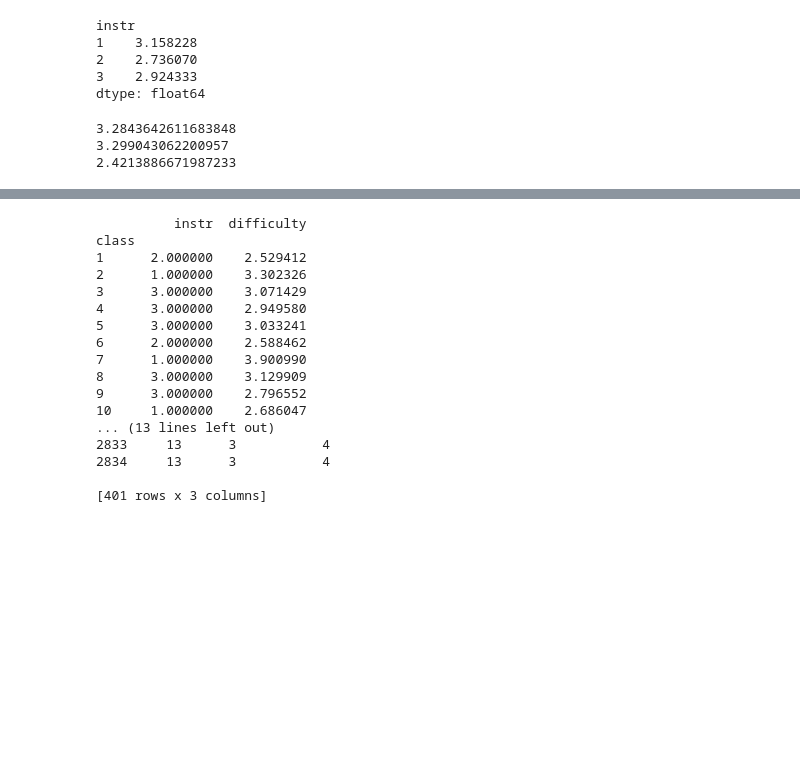
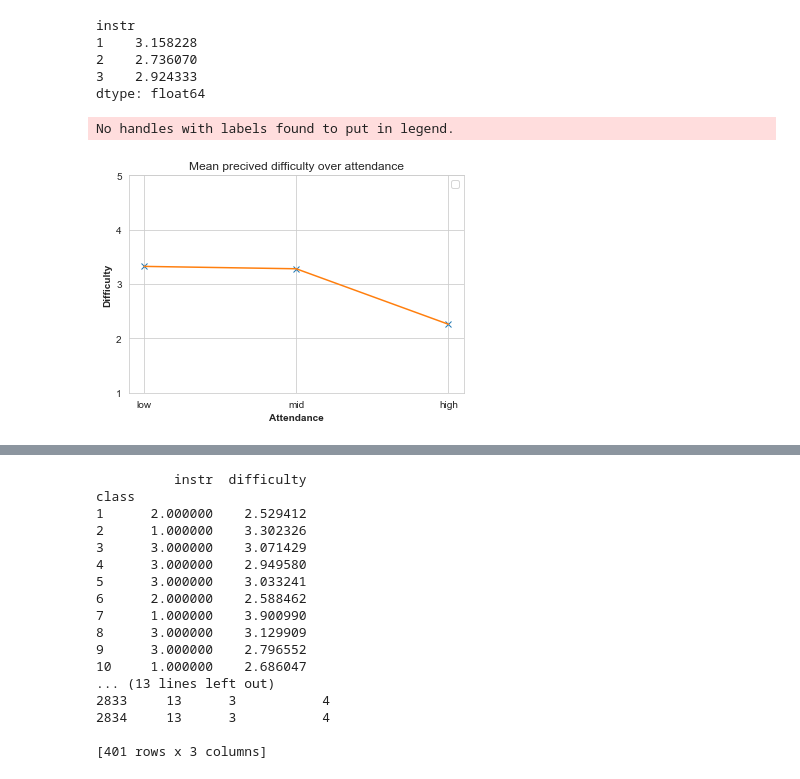
Before and after one commit to jensbackvall/DataScienceKEA2020, a Jupyter notebook: ThomasNotebookV2.ipynb, the cells around one changed output, grey strips where cells are left out. Cells and saved outputs as stored; diff of their text form; code cells hidden in the pictures; blank space fills up the shorter version.

```diff
--- a/ThomasNotebookV2.ipynb
+++ b/ThomasNotebookV2.ipynb
@@ -213,24 +212,37 @@ instr
 dtype: float64
 # %%
 # 5. Is perceived difficulty different for those with higher attendance than for those with lower attendance?
-
-import pandas as pd
-import matplotlib.pyplot as plt
-import numpy as np
-
-df = pd.read_csv("cleanData.csv")
 
 high_attendance=df["attendance"] >  2
 low_attendance=df["attendance"] <  2
 mid_attendance=df["attendance"] ==  2
 
-print(df[high_attendance]["difficulty"].mean())
-print(df[mid_attendance]["difficulty"].mean())
-print(df[low_attendance]["difficulty"].mean())
+graf=[df[high_attendance]["difficulty"].mean(),
+      df[mid_attendance]["difficulty"].mean(),
+      df[low_attendance]["difficulty"].mean()
+     ]
+
+ax = plt.subplot2grid((1,1), (0,0))
+ax.plot([1,2,3],graf,'x')
+ax.plot([1,2,3],graf)
+
+#ticks
+ax.set_yticks([1, 2, 3, 4, 5])
+plt.xticks([1,2,3], ['low','mid','high'])
+
+#labels
+plt.xlabel('Attendance', fontweight='bold')
+plt.ylabel('Difficulty', fontweight='bold')
+plt.title("Mean precived difficulty over attendance")
+
+# Create legend & Show graphic
+plt.legend()
+plt.show()
+
+#måske forkert fordi er 1-2 low er 3 mid 4-5 high idk
 # %% [output]
-3.2843642611683848
-3.299043062200957
-2.4213886671987233
+No handles with labels found to put in legend.
+[figure, added]
 # %%
 # 6. Is the score for Q9 (“I greatly enjoyed the class and was eager to actively participate during the lectures.”)
 # an indicator for whether or not students find the course difficult?
```
Also changed, not shown: parts of 4 cells of this notebook.
